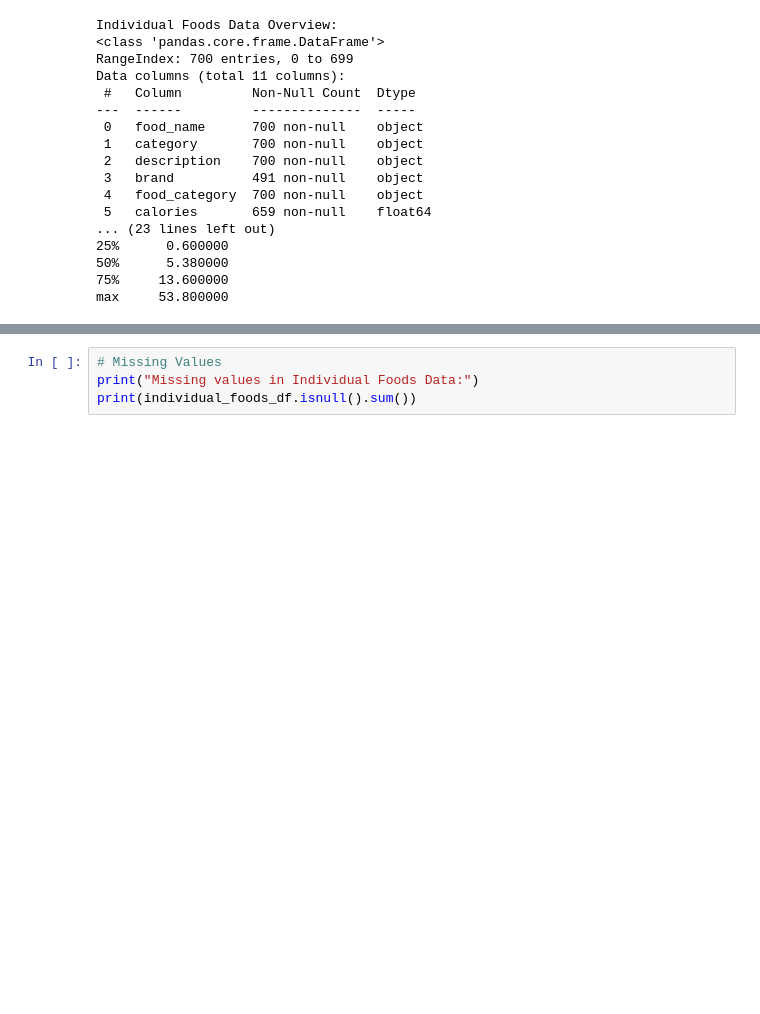
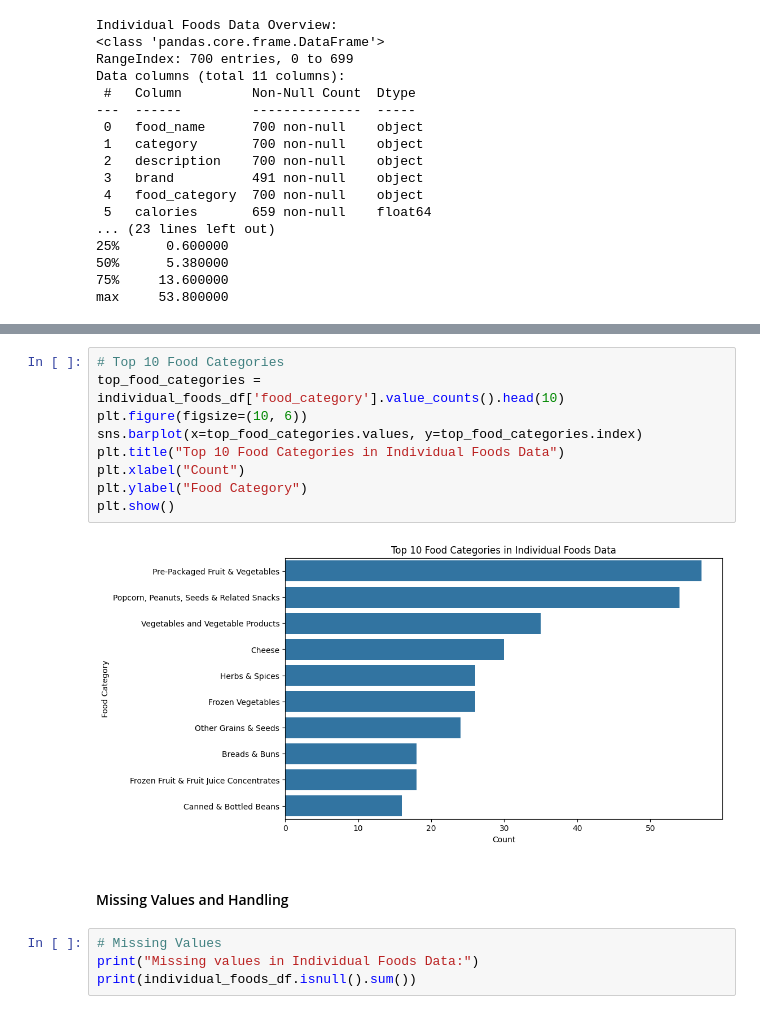
Before and after one commit to lvandine44/MADS-Capstone, a Jupyter notebook: 3-EDA and Preprocessing.ipynb, the cells around one changed output, grey strips where cells are left out. Cells and saved outputs as stored; diff of their text form; blank space fills up the shorter version.

Commit message:
eda and preproc for individual food data

```diff
--- a/3-EDA and Preprocessing.ipynb
+++ b/3-EDA and Preprocessing.ipynb
@@ -430,3 +454,16 @@ max     53.800000
+# %%
+# Top 10 Food Categories
+top_food_categories = individual_foods_df['food_category'].value_counts().head(10)
+plt.figure(figsize=(10, 6))
+sns.barplot(x=top_food_categories.values, y=top_food_categories.index)
+plt.title("Top 10 Food Categories in Individual Foods Data")
+plt.xlabel("Count")
+plt.ylabel("Food Category")
+plt.show()
+# %% [output]
+[figure, added]
+# %% [markdown]
+#### Missing Values and Handling
 # %%
 # Missing Values
 print("Missing values in Individual Foods Data:")
```
Also changed, not shown: parts of 27 cells of this notebook.
